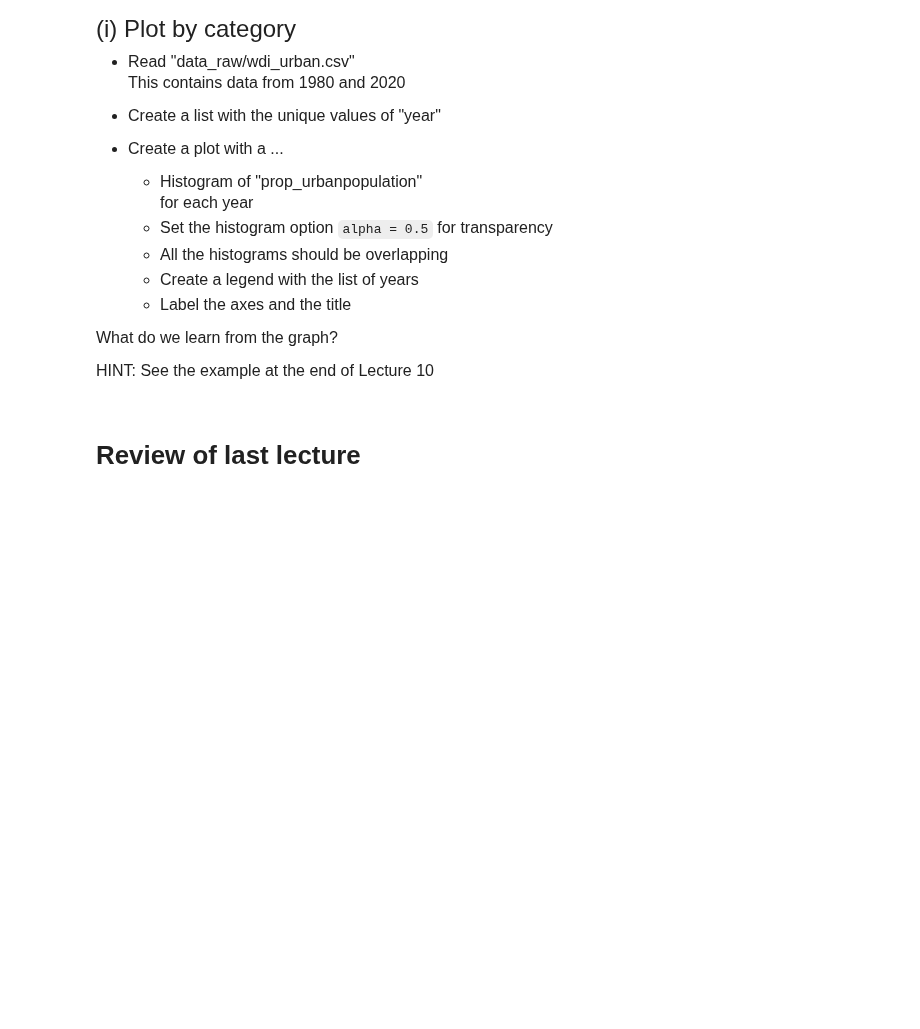
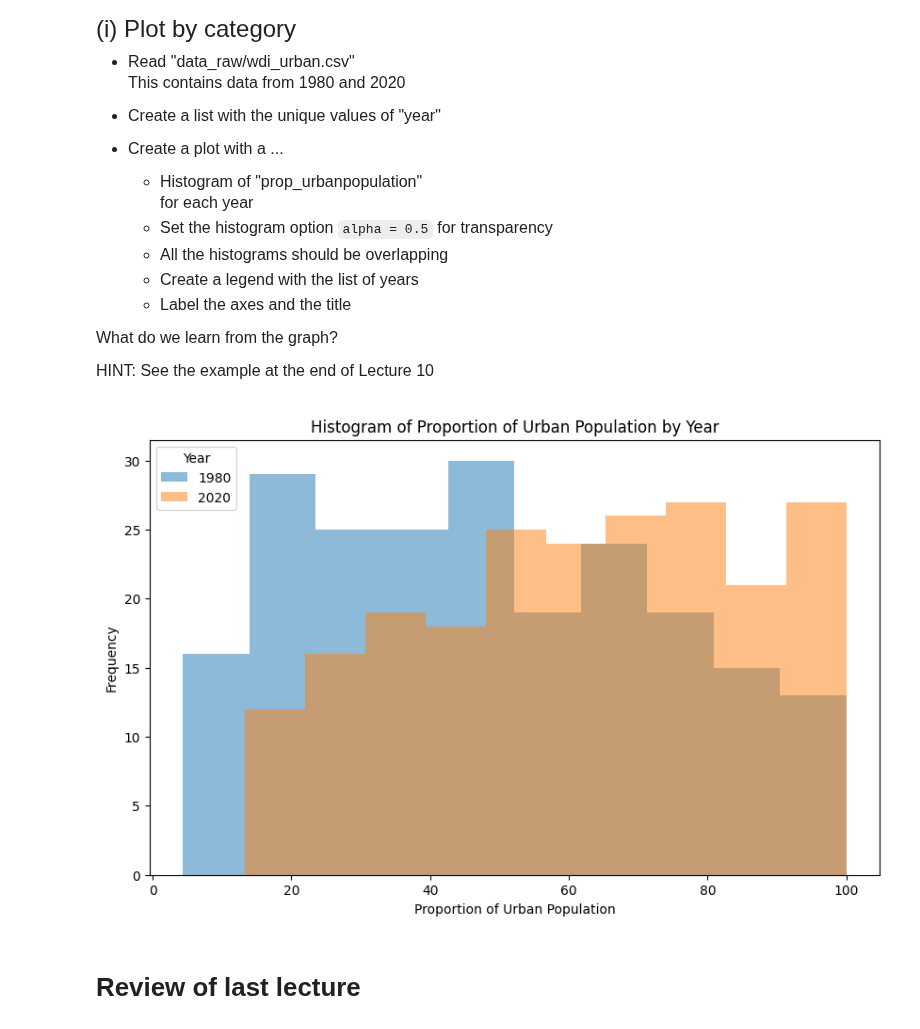
Before and after one commit to apastor03/datasci530fall2026, a Jupyter notebook: Lecture 02/Lecture 2 - Exercises.ipynb, the cells around one changed output. Drawn from its saved outputs; the diff is of its cells as text; code cells hidden in the pictures; blank space fills up the shorter version.

```diff
--- a/Lecture 02/Lecture 2 - Exercises.ipynb
+++ b/Lecture 02/Lecture 2 - Exercises.ipynb
@@ -57,0 +77,10 @@ To get full points you must do all of the above instructions
+# %%
+# Write your own code
+
+year = 2008
+if year <= 2000:
+    print("Year 2000 or earlier")
+elif year >= 2001 and year <= 2005:
+    print("Between 2001 and 2005")
+else:
+    print("Year 2006 or later")
@@ -150,0 +275,8 @@ the World Development Indicators
+# %%
+# Write your own code
+
+data2 = pd.read_csv("data_raw/wdi_2020.csv")
+
+data_sorted = data2.sort_values("prop_urbanpopulation", ascending=False)
+subset = data_sorted.head(5)
+print(subset)
@@ -160,3 +306,9 @@ the World Development Indicators
  "prop_urbanpopulation" above the median
 # %%
 # Write your own code
+
+
+median_value = data2["prop_urbanpopulation"].median()
+subset = data2.query("prop_urbanpopulation > @median_value")
+
+print(subset)
@@ -187,3 +352,23 @@ HINT: See the example at the end of Lecture 10
+# %%
+# Write your own code
+
+
+
+data = pd.read_csv("data_raw/wdi_urban.csv")
+years = data["year"].unique()
+plt.figure(figsize=(10, 6))
+for year in years:
+    subset = data[data["year"] == year]
+    plt.hist(subset["prop_urbanpopulation"], alpha=0.5, label=str(year))
+plt.xlabel("Proportion of Urban Population")
+plt.ylabel("Frequency")
+plt.title("Histogram of Proportion of Urban Population by Year")
+plt.legend(title="Year")
+plt.show()
+
+# The proportion of urban population has generally increased over the years, indicating a trend towards urbanization. The histogram shows that in earlier years, there were more countries with lower proportions of urban population, while in later years, the distribution shifts towards higher proportions, suggesting that more countries are becoming urbanized over time.
+# %% [output]
+[figure, added]
 # %% [markdown]
 # Review of last lecture
 # %% [markdown]
```
Also changed, not shown: parts of 19 cells of this notebook, 3 other files.
